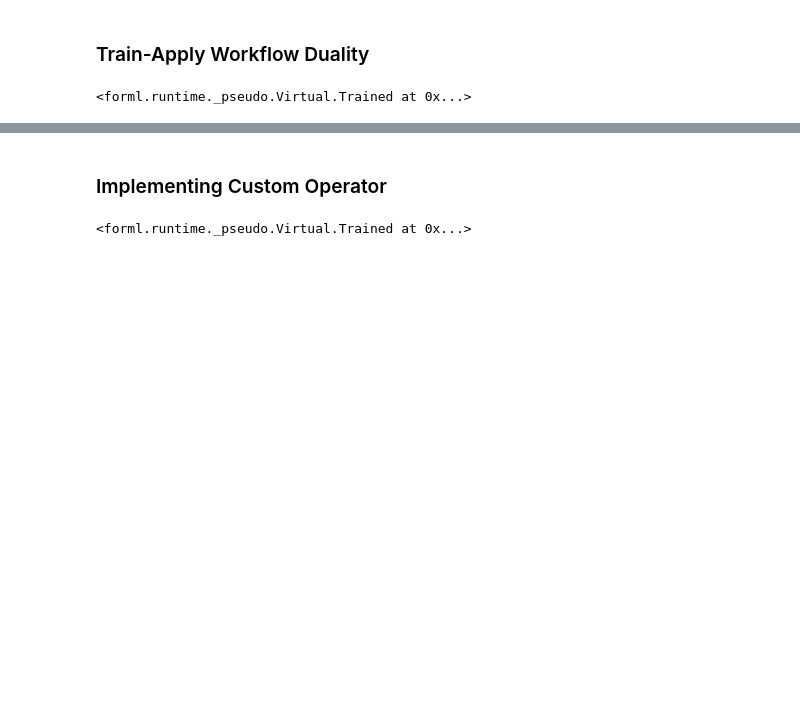
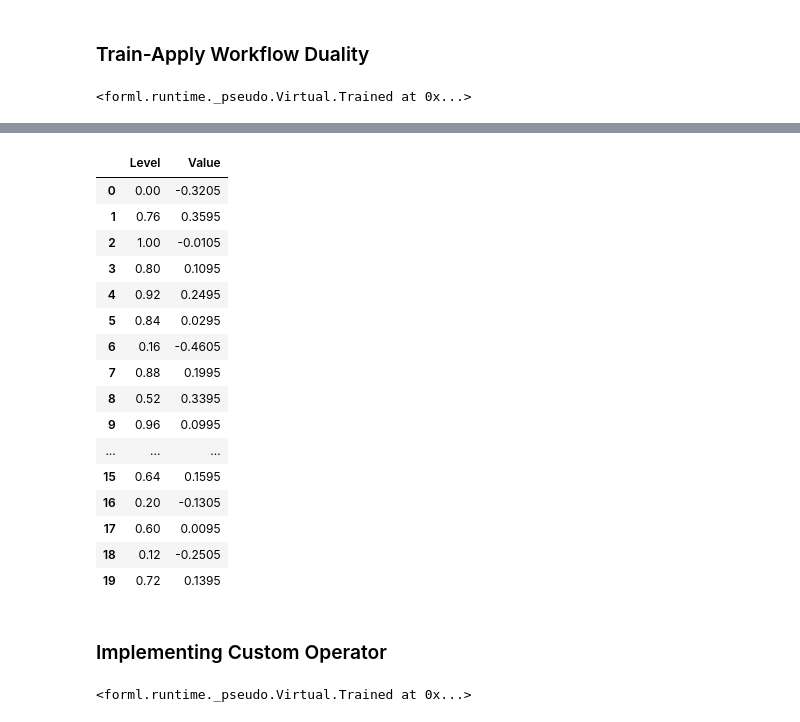
Before and after one commit to formlio/mlprague23, a Jupyter notebook: 2-tutorial/2-task-dependency-management.ipynb, the cells around one changed output, grey strips where cells are left out. Cells and saved outputs as stored; diff of their text form; code cells hidden in the pictures; blank space fills up the shorter version.

```diff
--- a/2-tutorial/2-task-dependency-management.ipynb
+++ b/2-tutorial/2-task-dependency-management.ipynb
@@ -89,12 +136,10 @@ INFO: 2023-05-16 20:32:02,204: lazy: Loading Foo
 import typing
 
 @wrap.Actor.train
-def Center(state: typing.Optional[float], data: pandas.DataFrame, labels: pandas.Series, *, column: str) -> float:
+def CenterActor(state: typing.Optional[float], data: pandas.DataFrame, labels: pandas.Series, *, column: str) -> float:
     return data[column].mean()
 
-@wrap.Operator.mapper
-@Center.apply
-def Center(state: float, data: pandas.DataFrame, *, column: str) -> pandas.DataFrame:
-    data[column] = data[column] - state
-    return data
+@CenterActor.apply
+def CenterActor(state: float, data: pandas.DataFrame, *, column: str) -> pandas.DataFrame:
+    return data[column] - state
 # %%
@@ -137,3 +225,25 @@ Operators
+# %%
+launcher = SOURCE.bind(PIPELINE).launcher(runner='dask')
+launcher.train()
+launcher.apply()
+# %% [output]
+|  | Level | Value |
+| 0 | 0.00 | -0.3205 |
+| 1 | 0.76 | 0.3595 |
+| 2 | 1.00 | -0.0105 |
+| 3 | 0.80 | 0.1095 |
+| 4 | 0.92 | 0.2495 |
+| 5 | 0.84 | 0.0295 |
+| 6 | 0.16 | -0.4605 |
+| 7 | 0.88 | 0.1995 |
+| 8 | 0.52 | 0.3395 |
+| 9 | 0.96 | 0.0995 |
+| ... | ... | ... |
+| 15 | 0.64 | 0.1595 |
+| 16 | 0.20 | -0.1305 |
+| 17 | 0.60 | 0.0095 |
+| 18 | 0.12 | -0.2505 |
+| 19 | 0.72 | 0.1395 |
 # %% [markdown]
 ### Implementing Custom Operator
 # %%
```
Also changed, not shown: parts of 34 cells of this notebook, 7 other files.
